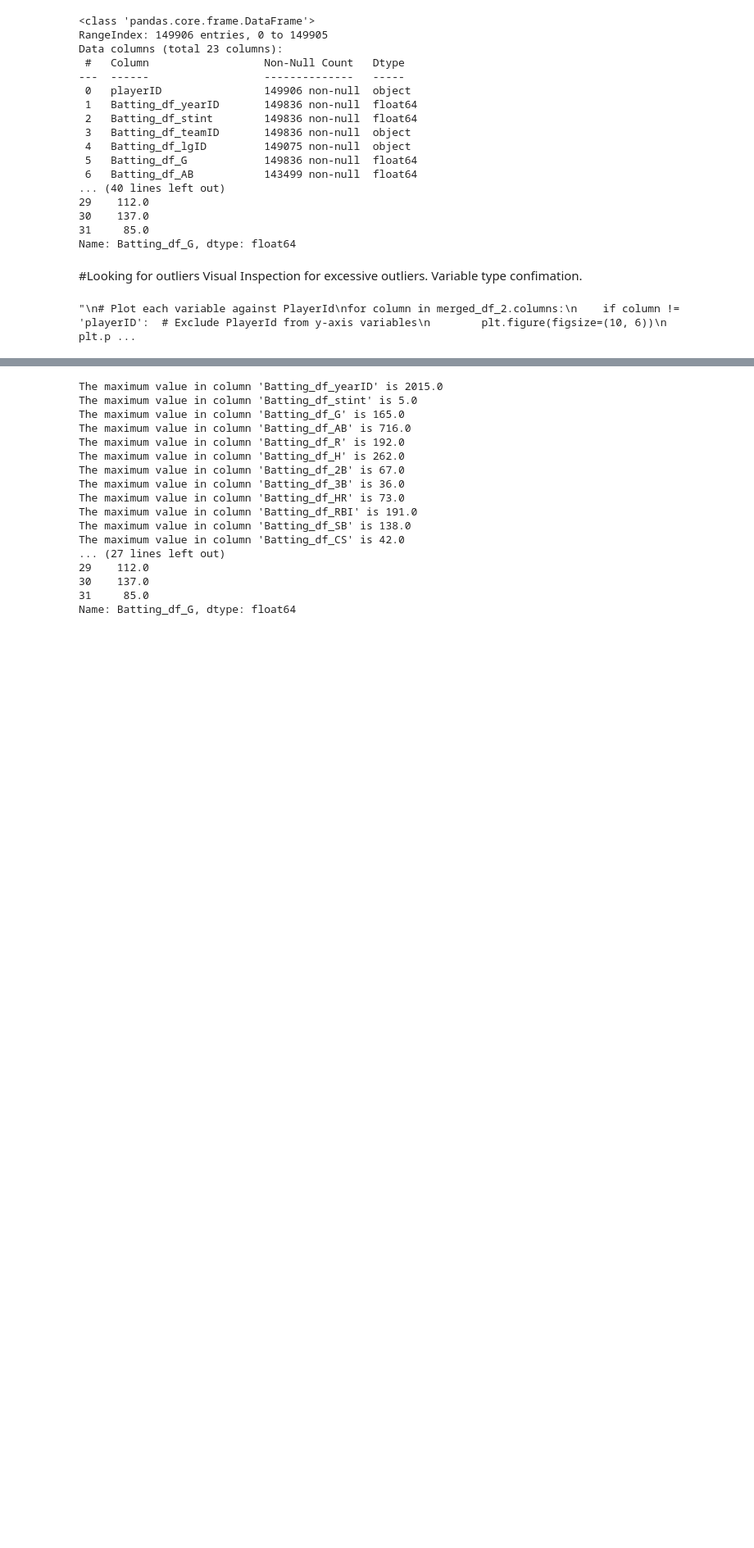
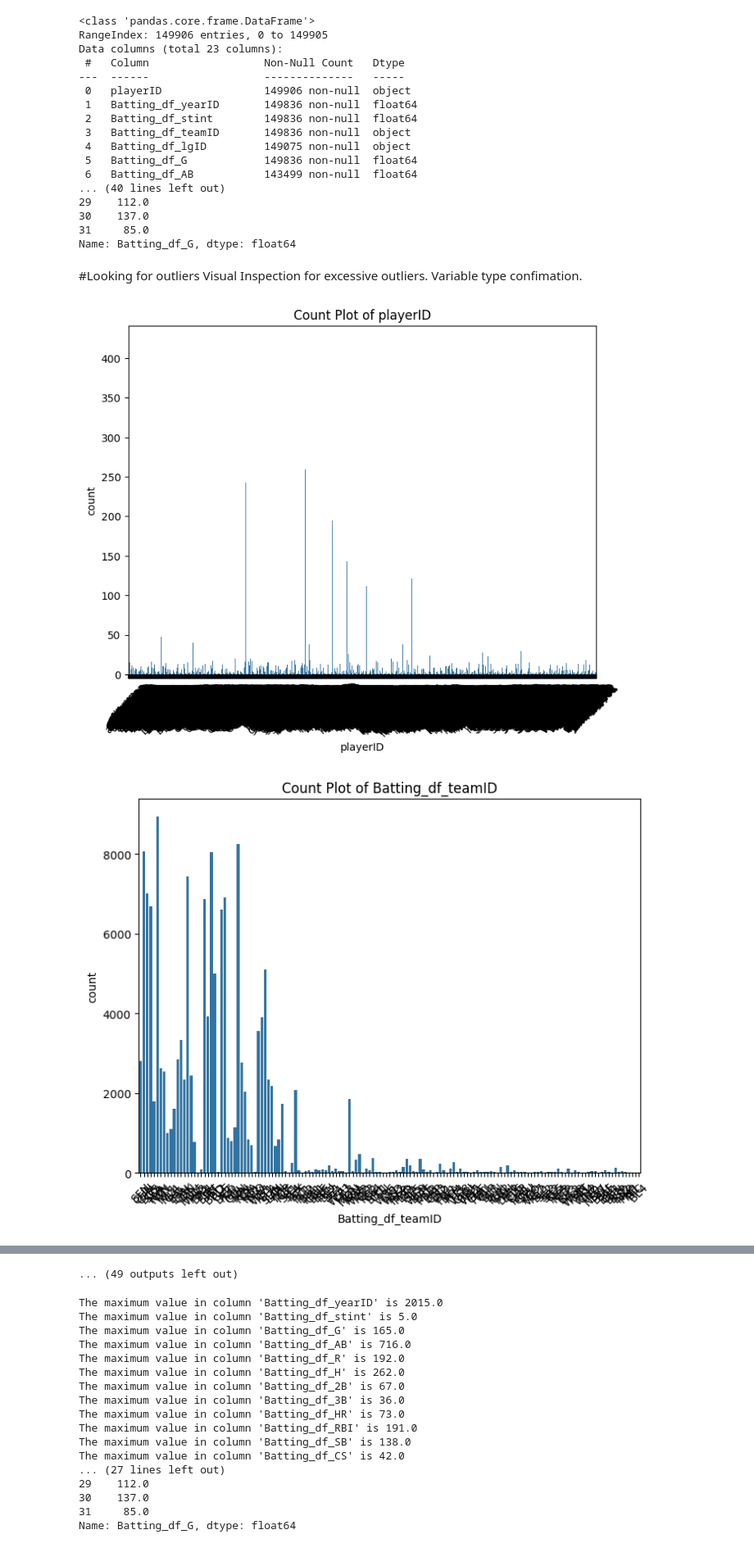
Before and after one commit to troopchris/csc5610base, a Jupyter notebook: GroupProjectM6/Shaske_Data_Cleaning.ipynb, the cells around one changed output, grey strips where cells are left out. Shown at 82% size. Cells and saved outputs as stored; diff of their text form; code cells hidden in the pictures; blank space fills up the shorter version.

Commit message:
updated plot code.

```diff
--- a/GroupProjectM6/Shaske_Data_Cleaning.ipynb
+++ b/GroupProjectM6/Shaske_Data_Cleaning.ipynb
@@ -1188,22 +1233,10 @@ Name: Batting_df_G, dtype: float64
 # %% [markdown]
 #Looking for outliers
 Visual Inspection for excessive outliers. Variable type confimation.
-# %%
-import matplotlib.pyplot as plt
-"""
-# Plot each variable against PlayerId
-for column in merged_df_2.columns:
-    if column != 'playerID':  # Exclude PlayerId from y-axis variables
-        plt.figure(figsize=(10, 6))
-        plt.plot(merged_df_2['playerID'], merged_df_2[column], marker='o', linestyle='-', label=column)
-        plt.xlabel('PlayerId')
-        plt.ylabel(column)
-        plt.title(f'PlayerId vs {column}')
-        plt.grid(True)
-        plt.legend()
-        plt.xticks(rotation=45)  # Rotate x-axis labels if necessary
-        plt.tight_layout()
-        plt.show()
-        """
-# %% [output]
-"\n# Plot each variable against PlayerId\nfor column in merged_df_2.columns:\n    if column != 'playerID':  # Exclude PlayerId from y-axis variables\n        plt.figure(figsize=(10, 6))\n        plt.p ...
+# %%
+import matplotlib.pyplot as plt
+plot_categorical_columns(merged_df_2)
+plot_numerical_columns(merged_df_2)
+# %% [output]
+[figure, added]
+[figure, added]
@@ -1210,3 +1253,4 @@ for column in merged_df_2.columns:
+... (49 outputs left out)
 # %%
 # Calculate and print the maximum value for each column
 for column in merged_df_2.columns:
```
Also changed, not shown: parts of 4 cells of this notebook, 1 other file.
